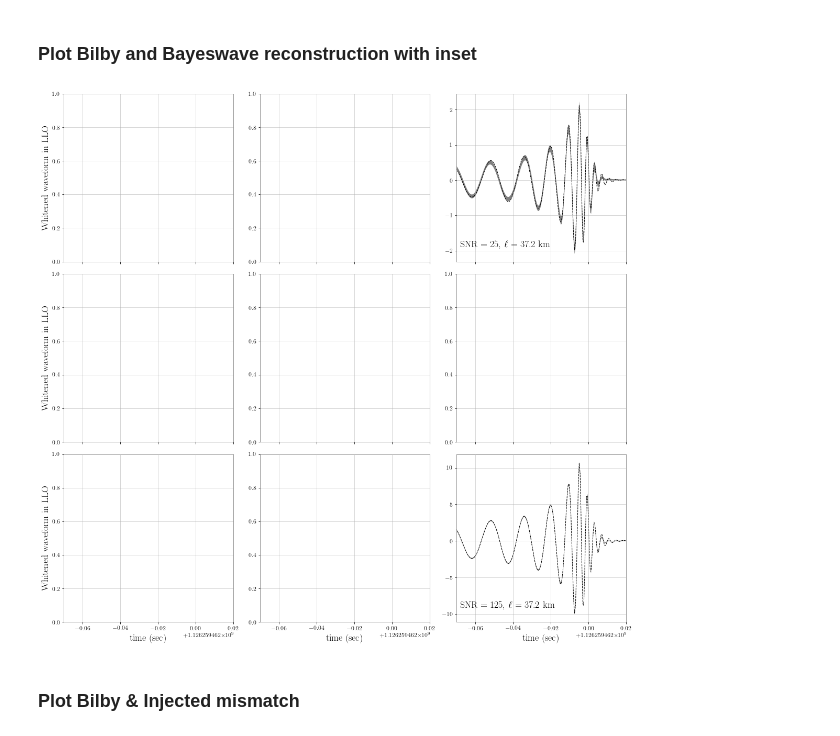
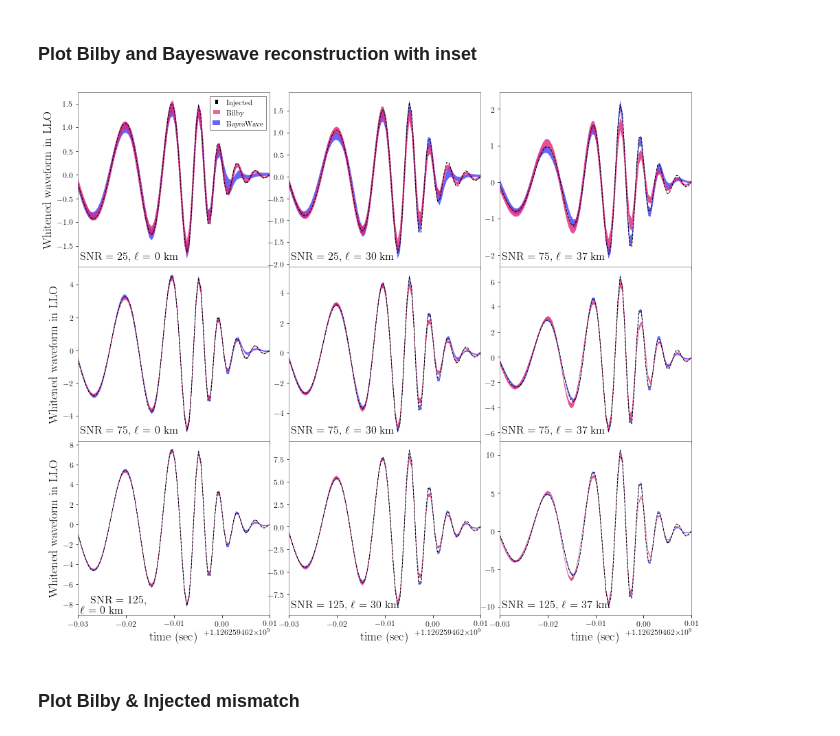
Before and after one commit to mariaokounkova/BeyondGRAnalysis, a Jupyter notebook: BilbyAnalysis.ipynb, the cells around one changed output. Saved outputs shown, nothing was run; the diff lists cells and outputs as text; code cells hidden in the pictures.

Commit message:
BilbyAnalysis: Bilby / BW confidence interval mismatch

```diff
--- a/BilbyAnalysis.ipynb
+++ b/BilbyAnalysis.ipynb
@@ -412,7 +463,7 @@ def PlotFrequencyDomainWaveforms(bilby=False):
 # %% [markdown]
 ### Plot Bilby and Bayeswave reconstruction with inset
 # %%
-def PlotMedianDataInset(p, ax, det = "H1", label = "", legend = False):
+def PlotMedianDataInset(p, ax, det = "L1", label = "", legend = False):
     """ Given a directory and an axis, plot BW median recovered
         and injected data """
 
@@ -421,96 +472,99 @@ def PlotMedianDataInset(p, ax, det = "H1", label = "", legend = False):
 
     ## Bayeswave data
     time_bw, d1, d2, d3, d4, d5 = GetBWMedianData(p, det = det)
-    bw_color = "gray" #"#3ba4d9"
+    bw_color = "blue" #"#3ba4d9"
 
     ## Bilby data
     time_bilby, data_bilby, lo_bilby, hi_bilby = GetBilbyData(p, det = det)
-    bilby_color = "blue" #'#e63984'
+    bilby_color = "#e02479" #'#e63984'
 
     ## Plot BW data
-    #ax.plot(time, d1, '-', lw = 1.0, alpha = 1.0, color=bw_color, label = 'BayesWave')
-    ax.fill_between(time_bw, d2, d3, alpha = 1.0, color=bw_color, edgecolor=None, linewidth=0.0, label = 'BayesWave') ## 90% interval
-    #ax.fill_between(time_bw, d4, d5, alpha = 0.4, color='blue', edgecolor=None, linewidth=0.0) ## 50% interval
+    #ax.plot(time_bw, d1, '-', lw = 1.0, alpha = 1.0, color=bw_color, label = 'BayesWave')
+    ax.fill_between(time_bw, d2, d3, alpha = 0.6, color=bw_color, edgecolor=None, linewidth=0.0, label = 'BayesWave') ## 90% interval
+    #ax.fill_between(time_bw, d4, d5, alpha = 0.4, color=bw_color, edgecolor=None, linewidth=0.0) ## 50% interval
 
-    ## Plot Bilby reconstruction
-    #ax.plot([],[], '-', color = bilby_color, lw = 1.5, alpha=0.8,  label = 'Bilby')
+    # Plot Bilby reconstruction
+    ax.plot([],[], '-', color = bilby_color, lw = 1.5, alpha=0.7,  label = 'Bilby')
     #ax.plot(time_bilby, data_bilby, '-', color = bilby_color, lw = 1.0, alpha = 0.8, label = 'Bilby')
-    #ax.fill_between(time_bilby, lo_bilby, hi_bilby, alpha = 0.7, color=bilby_color, linewidth = 0.0, edgecolor=None, label = 'Bilby') ## 90% interval
+    ax.fill_between(time_bilby, lo_bilby, hi_bilby, alpha = 0.8, color=bilby_color, linewidth = 0.0, edgecolor=None, label = 'Bilby') ## 90% interval
 
     ## Plot injected data
     time_inj, data_inj = GetBWInjectedData(p, det = det)
     ax.plot(time_inj, data_inj, '--', color='black', lw = 1.0, alpha=1.0,  label = 'Injected')
 
 #     axins = ax.inset_axes([0.02, 0.65, 0.5, 0.34])
-#     axins.plot(time, data, '--', color = 'black', lw = 1.0, alpha = 1.0)
-#     axins.plot(time_bilby, data_bilby, '-', color = bilby_color, lw = 1.0, alpha = 0.8, label = 'Bilby')
-#     axins.fill_between(time_bilby, lo_bilby, hi_bilby, alpha = 0.6, color=bilby_color, edgecolor=None)
+#     axins.plot(time_inj, data_inj, '--', color = 'black', lw = 1.0, alpha = 1.0)
+#     #axins.plot(time_bilby, data_bilby, '-', color = bilby_color, lw = 1.0, alpha = 0.8, label = 'Bilby')
+#     axins.fill_between(time_bilby, lo_bilby, hi_bilby, alpha = 0.7, color=bilby_color, edgecolor=None)
+#     axins.fill_between(time_bw, d2, d3, alpha = 0.7, color=bw_color, edgecolor=None, linewidth=0.0, label = 'BayesWave')
 
 #     # sub region of the original image
 #     y_lo, y_hi = axins.get_ylim()
-#     ax.set_ylim(y_lo*1.05, y_hi*1.5)
-#     axins.set_xlim(t_gps - 0.025, t_gps + 0.005)
+#     ax.set_ylim(y_lo*1.0, y_hi*1.2)
+#     axins.set_xlim(t_gps - 0.015, t_gps + 0.005)
 #     axins.set_xticklabels([])
 #     axins.set_yticklabels([])
 #     mark_inset(ax, axins, loc1=1, loc2=2, fc="none", ec="black", alpha = 0.6, lw = 0.5)
 
     ## Label ell and SNR
-    ax.text(0.02, 0.1, label, horizontalalignment='left', verticalalignment='center', transform=ax.transAxes, fontsize=18)
-    ax.set_xlim(t_gps - 0.07, t_gps + 0.02)
+    ax.text(0.01, 0.06, label, horizontalalignment='left', verticalalignment='center', transform=ax.transAxes, fontsize=16)
+    ax.set_xlim(t_gps - 0.03, t_gps + 0.01)
+    ax.grid(False)
+    #axins.grid(False)
 
     if legend:
         # get handles and labels
         handles, labels = ax.get_legend_handles_labels()
         # specify order of items in legend
         order = [1,0,2]
         # add legend to plot
         ax.legend([handles[idx] for idx in order],[labels[idx] for idx in order], frameon=True, framealpha = 1.0, fontsize=11, loc='upper right')
 
 
 def PlotInsets():
     """ Create a plot of injected and recovered BW strains in the time domain """
 
     det = "L1"
     mass = 68.0 ## Injected mass
     base_dir = "/home/maria.okounkova/BeyondGRAnalysis/BilbyPE/PHENOM_"
 
-    fig, axarr = plt.subplots(3,3, figsize=(16, 15), sharex=True, sharey=False)
+    fig, axarr = plt.subplots(3,3, figsize=(16, 14), sharex=True, sharey=False)
 
-    #ell = "0p0"
-    #PlotMedianDataInset(base_dir + "dCS_" + ell + "_25", axarr[0][0], det = det, \
-    #               label = r'SNR = 25, $\ell$ = %.1f km' % EllinKm(ell, mass), legend = True)
-#     PlotMedianDataInset(base_dir + "dCS_" + ell + "_75", axarr[1][0], det = det, \
-#                    label = r'SNR = 75, $\ell$ = %.1f km' % EllinKm(ell, mass))
-#     PlotMedianDataInset(base_dir + "dCS_" + ell + "_125", axarr[2][0], det = det, \
-#                    label = r'SNR = 125, $\ell$ = %.1f km' % EllinKm(ell, mass))
+    ell = "0p0"
+    PlotMedianDataInset(base_dir + "dCS_" + ell + "_25", axarr[0][0], det = det, \
+                  label = r'SNR = 25, $\ell$ = %d km' % EllinKm(ell, mass), legend = True)
+    PlotMedianDataInset(base_dir + "dCS_" + ell + "_75", axarr[1][0], det = det, \
+                   label = r'SNR = 75, $\ell$ = %d km' % EllinKm(ell, mass))
+    PlotMedianDataInset(base_dir + "dCS_" + ell + "_125", axarr[2][0], det = det, \
+                   label = r'SNR = 125, \\ $\ell$ = %d km' % EllinKm(ell, mass))
 
-#     ell = "0p33"
-#     PlotMedianDataInset(base_dir + "dCS_" + ell + "_25", axarr[0][1], det = det, \
-#                    label = r'SNR = 25, $\ell$ = %.1f km' % EllinKm(ell, mass))
-#     PlotMedianDataInset(base_dir + "dCS_" + ell + "_75", axarr[1][1], det = det, \
-#                    label = r'SNR = 75, $\ell$ = %.1f km' % EllinKm(ell, mass))
-#     PlotMedianDataInset(base_dir + "dCS_" + ell + "_125", axarr[2][1], det = det, \
-#                    label = r'SNR = 125, $\ell$ = %.1f km' % EllinKm(ell, mass))
+    ell = "0p3"
+    PlotMedianDataInset(base_dir + "dCS_" + ell + "_25", axarr[0][1], det = det, \
+                   label = r'SNR = 25, $\ell$ = %d km' % EllinKm(ell, mass))
+    PlotMedianDataInset(base_dir + "dCS_" + ell + "_75", axarr[1][1], det = det, \
+                   label = r'SNR = 75, $\ell$ = %d km' % EllinKm(ell, mass))
+    PlotMedianDataInset(base_dir + "dCS_" + ell + "_125", axarr[2][1], det = det, \
+                   label = r'SNR = 125, $\ell$ = %d km' % EllinKm(ell, mass))
 
     ell = "0p37"
     PlotMedianDataInset(base_dir + "dCS_" + ell + "_25", axarr[0][2], det = det, \
-                    label = r'SNR = 25, $\ell$ = %.1f km' % EllinKm(ell, mass))
-    #PlotMedianDataInset(base_dir + "dCS_" + ell + "_75", axarr[1][2], det = det, \
-    #               label = r'SNR = 75, $\ell$ = %.1f km' % EllinKm(ell, mass))
+                    label = r'SNR = 75, $\ell$ = %d km' % EllinKm(ell, mass))
+    PlotMedianDataInset(base_dir + "dCS_" + ell + "_75", axarr[1][2], det = det, \
+                   label = r'SNR = 75, $\ell$ = %d km' % EllinKm(ell, mass))
     PlotMedianDataInset(base_dir + "dCS_" + ell + "_125", axarr[2][2], det = det, \
-                   label = r'SNR = 125, $\ell$ = %.1f km' % EllinKm(ell, mass))
+                   label = r'SNR = 125, $\ell$ = %d km' % EllinKm(ell, mass))
 
     for i in range(3):
         axarr[-1][i].set_xlabel('time (sec)', fontsize = 18)
         axarr[i][0].set_ylabel('Whitened waveform in LLO', ha='center', labelpad = 4.0, rotation='vertical', fontsize=18)
-    plt.subplots_adjust(wspace=0.08, hspace=0.05)
+    plt.subplots_adjust(wspace=0.1, hspace=0.0)
     plt.savefig('Reconstructions.pdf')
-    plt.tight_layout()
+    #plt.tight_layout()
     plt.show()
 
 PlotInsets()
 # %% [output]
-[figure, old version]
+[figure, new version]
 # %% [markdown]
 ### Plot Bilby & Injected mismatch
 # %%
```
Also changed, not shown: parts of 15 cells of this notebook.
